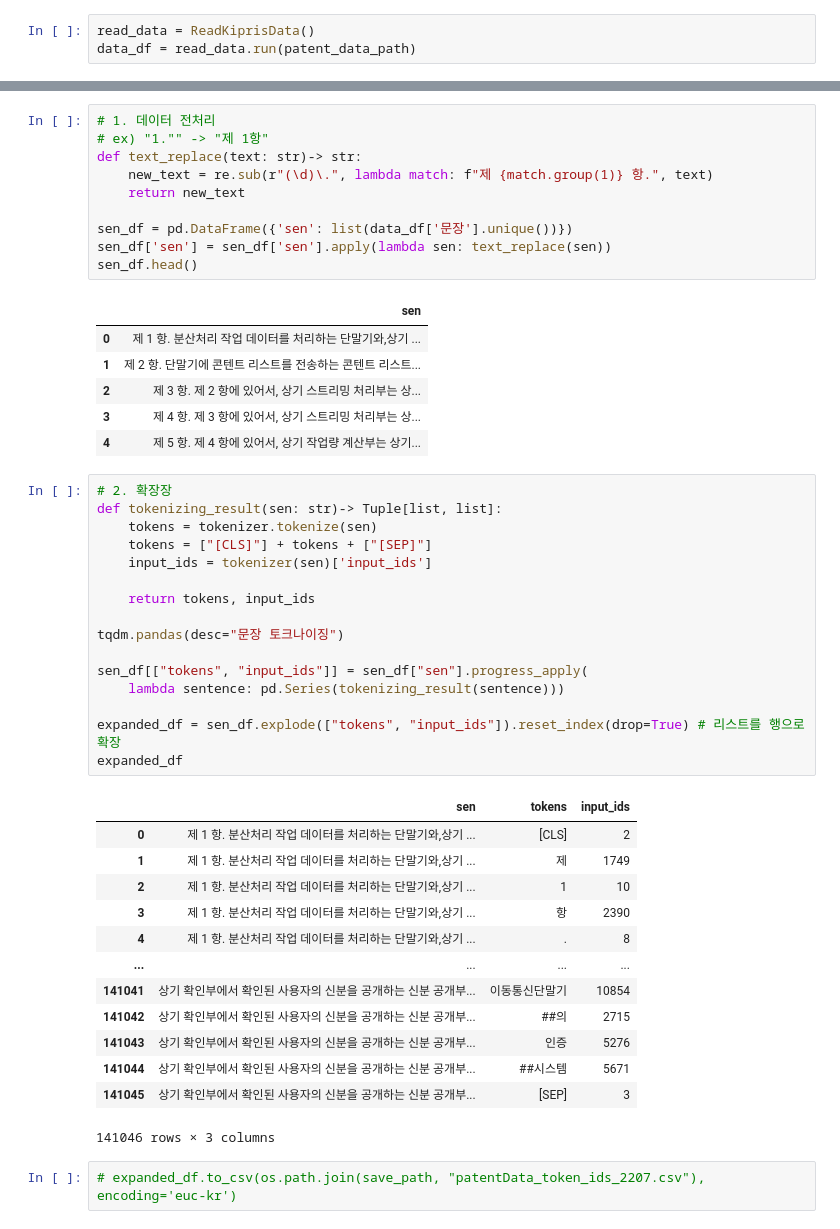
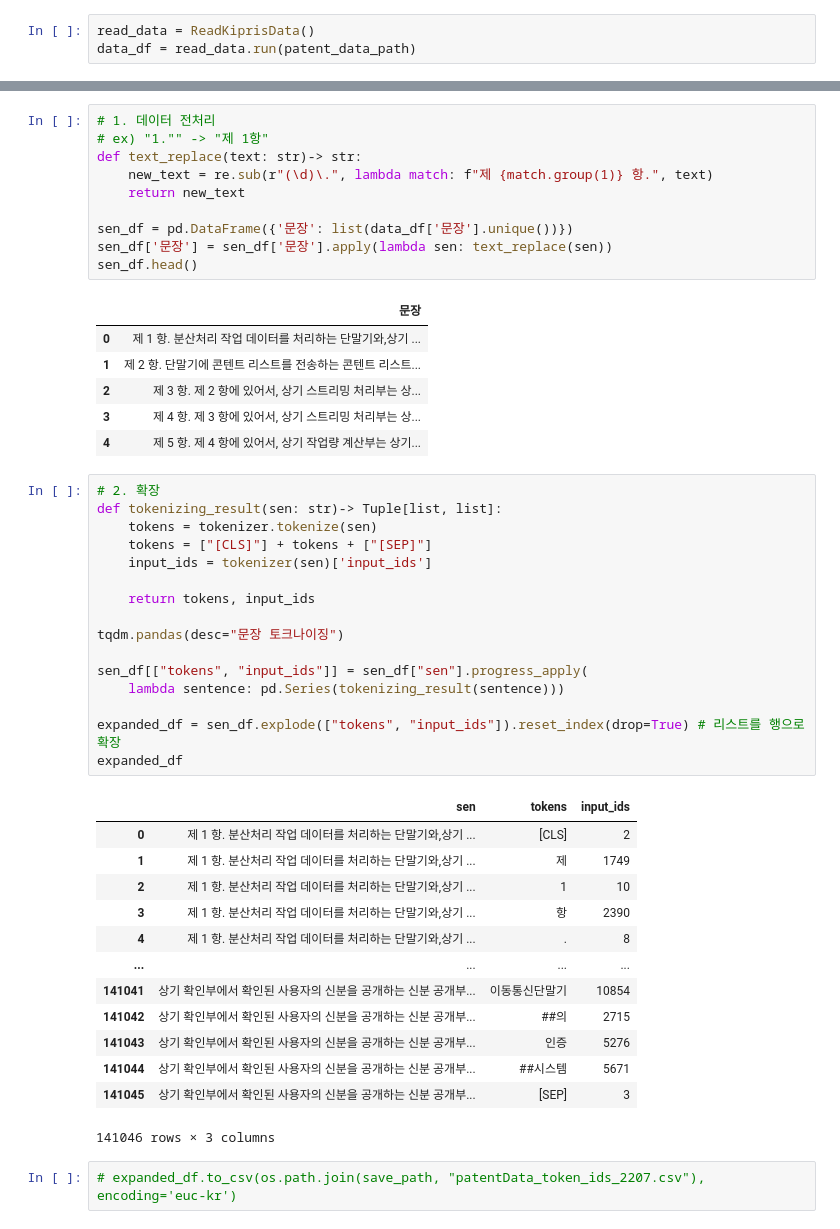
Before and after one commit to heejung-yu/patent, a Jupyter notebook: 1.data_preprocessing/sen_tokenizing.ipynb, the cells around one changed output, grey strips where cells are left out. Cells and saved outputs as stored; diff of their text form.

```diff
--- a/1.data_preprocessing/sen_tokenizing.ipynb
+++ b/1.data_preprocessing/sen_tokenizing.ipynb
@@ -30,22 +32,22 @@ Some weights of the model checkpoint at ../KIPI-KorPatELECTRA/KorPatELECTRA/PT w
 # %%
 # 1. 데이터 전처리
 # ex) "1."" -> "제 1항"
 def text_replace(text: str)-> str:
     new_text = re.sub(r"(\d)\.", lambda match: f"제 {match.group(1)} 항.", text)
     return new_text
 
-sen_df = pd.DataFrame({'sen': list(data_df['문장'].unique())})
-sen_df['sen'] = sen_df['sen'].apply(lambda sen: text_replace(sen))
+sen_df = pd.DataFrame({'문장': list(data_df['문장'].unique())})
+sen_df['문장'] = sen_df['문장'].apply(lambda sen: text_replace(sen))
 sen_df.head()
 # %% [output]
-|  | sen |
+|  | 문장 |
 | 0 | 제 1 항. 분산처리 작업 데이터를 처리하는 단말기와,상기 ... |
 | 1 | 제 2 항. 단말기에 콘텐트 리스트를 전송하는 콘텐트 리스트... |
 | 2 | 제 3 항. 제 2 항에 있어서, 상기 스트리밍 처리부는 상... |
 | 3 | 제 4 항. 제 3 항에 있어서, 상기 스트리밍 처리부는 상... |
 | 4 | 제 5 항. 제 4 항에 있어서, 상기 작업량 계산부는 상기... |
 # %%
-# 2. 확장장
+# 2. 확장
 def tokenizing_result(sen: str)-> Tuple[list, list]:
     tokens = tokenizer.tokenize(sen)
     tokens = ["[CLS]"] + tokens + ["[SEP]"]
```
Also changed, not shown: parts of 11 cells of this notebook, 1 other file.
